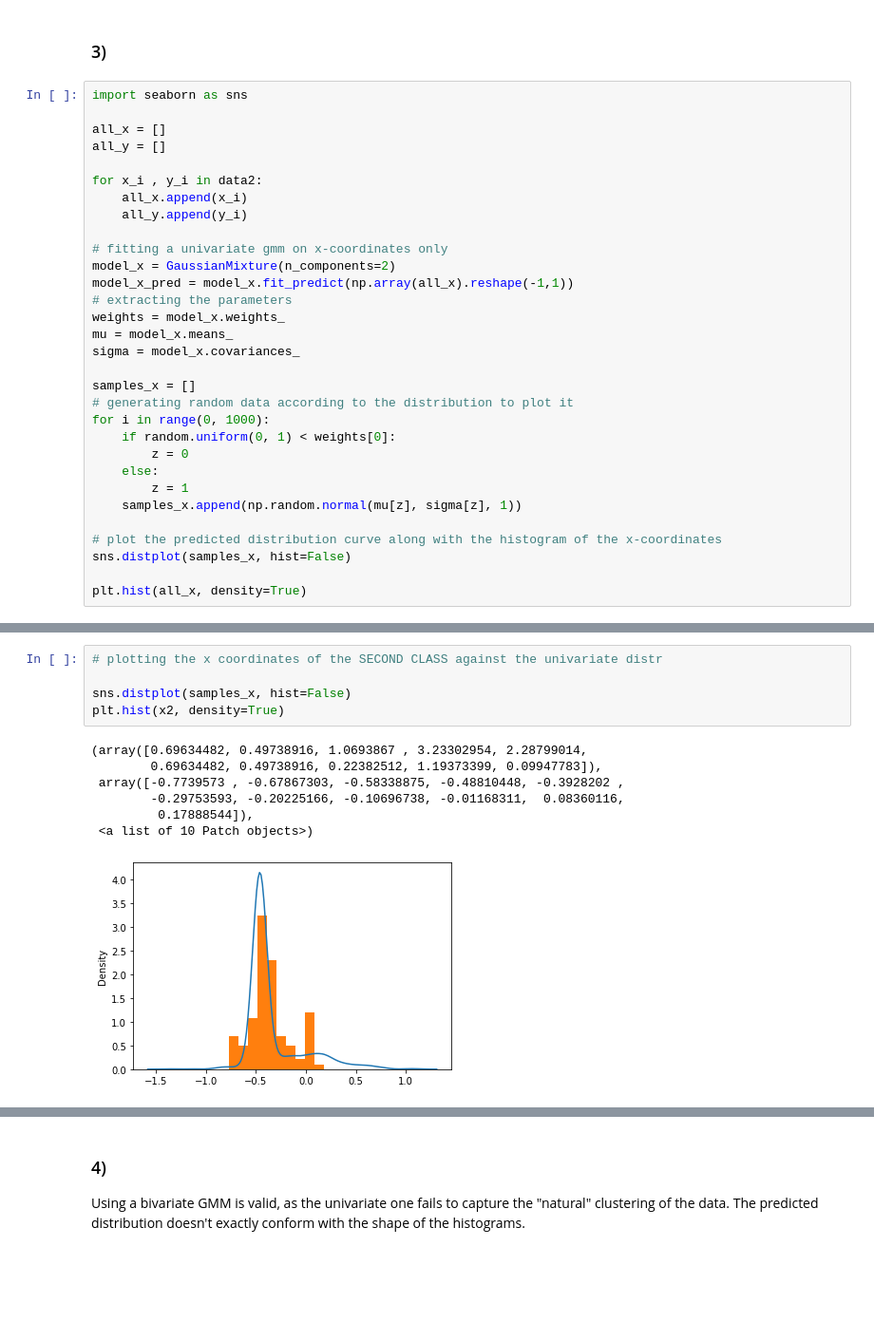
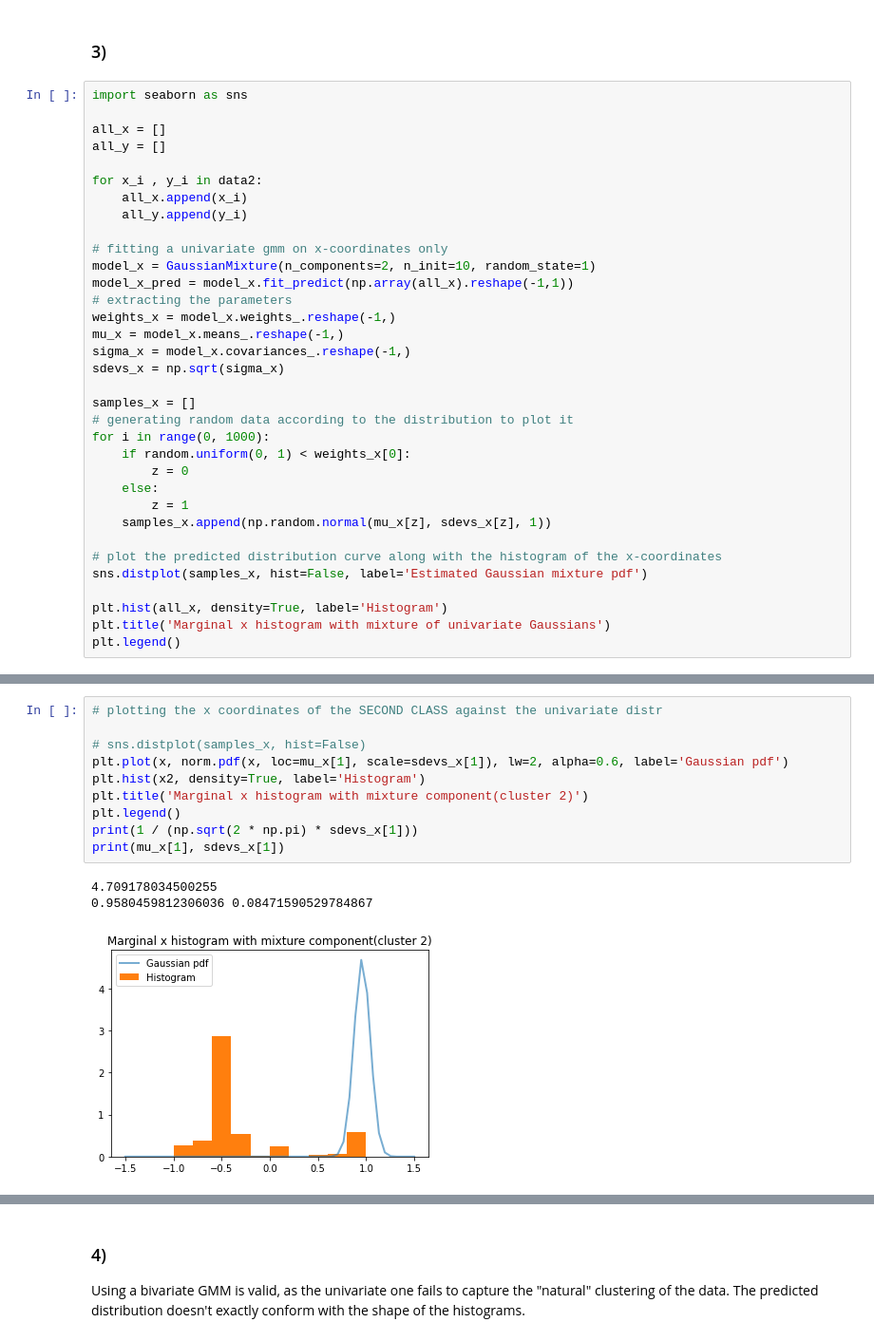
Before and after one commit to siriusted/GMM, a Jupyter notebook: Lab1.ipynb, the cells around one changed output, grey strips where cells are left out. Shown: that part at 95% size. Cells and saved outputs as stored; diff of their text form; blank space fills up the shorter version.

```diff
--- a/Lab1.ipynb
+++ b/Lab1.ipynb
@@ -324,24 +302,27 @@ for x_i , y_i in data2:
     all_y.append(y_i)
 
 # fitting a univariate gmm on x-coordinates only
-model_x = GaussianMixture(n_components=2)
+model_x = GaussianMixture(n_components=2, n_init=10, random_state=1)
 model_x_pred = model_x.fit_predict(np.array(all_x).reshape(-1,1))
 # extracting the parameters
-weights = model_x.weights_
-mu = model_x.means_
-sigma = model_x.covariances_
+weights_x = model_x.weights_.reshape(-1,)
+mu_x = model_x.means_.reshape(-1,)
+sigma_x = model_x.covariances_.reshape(-1,)
+sdevs_x = np.sqrt(sigma_x)
 
 samples_x = []
 # generating random data according to the distribution to plot it
 for i in range(0, 1000):
-    if random.uniform(0, 1) < weights[0]:
+    if random.uniform(0, 1) < weights_x[0]:
         z = 0
     else:
         z = 1
-    samples_x.append(np.random.normal(mu[z], sigma[z], 1))
+    samples_x.append(np.random.normal(mu_x[z], sdevs_x[z], 1))
 
 # plot the predicted distribution curve along with the histogram of the x-coordinates
-sns.distplot(samples_x, hist=False)
+sns.distplot(samples_x, hist=False, label='Estimated Gaussian mixture pdf')
 
-plt.hist(all_x, density=True)
+plt.hist(all_x, density=True, label='Histogram')
+plt.title('Marginal x histogram with mixture of univariate Gaussians')
+plt.legend()
 # %% [output]
@@ -391,16 +372,17 @@ plt.hist(x1, density=True)
 # %%
 # plotting the x coordinates of the SECOND CLASS against the univariate distr
 
-sns.distplot(samples_x, hist=False)
-plt.hist(x2, density=True)
+# sns.distplot(samples_x, hist=False)
+plt.plot(x, norm.pdf(x, loc=mu_x[1], scale=sdevs_x[1]), lw=2, alpha=0.6, label='Gaussian pdf')
+plt.hist(x2, density=True, label='Histogram')
+plt.title('Marginal x histogram with mixture component(cluster 2)')
+plt.legend()
+print(1 / (np.sqrt(2 * np.pi) * sdevs_x[1]))
+print(mu_x[1], sdevs_x[1])
 # %% [output]
-(array([0.69634482, 0.49738916, 1.0693867 , 3.23302954, 2.28799014,
-        0.69634482, 0.49738916, 0.22382512, 1.19373399, 0.09947783]),
- array([-0.7739573 , -0.67867303, -0.58338875, -0.48810448, -0.3928202 ,
-        -0.29753593, -0.20225166, -0.10696738, -0.01168311,  0.08360116,
-         0.17888544]),
- <a list of 10 Patch objects>)
+4.709178034500255
+0.9580459812306036 0.08471590529784867
-[figure, old version]
+[figure, new version]
 # %%
 # plotting the Y-COORDINATES of the FIRST CLASS against the univariate distr
 
```
Also changed, not shown: parts of 21 cells of this notebook.
